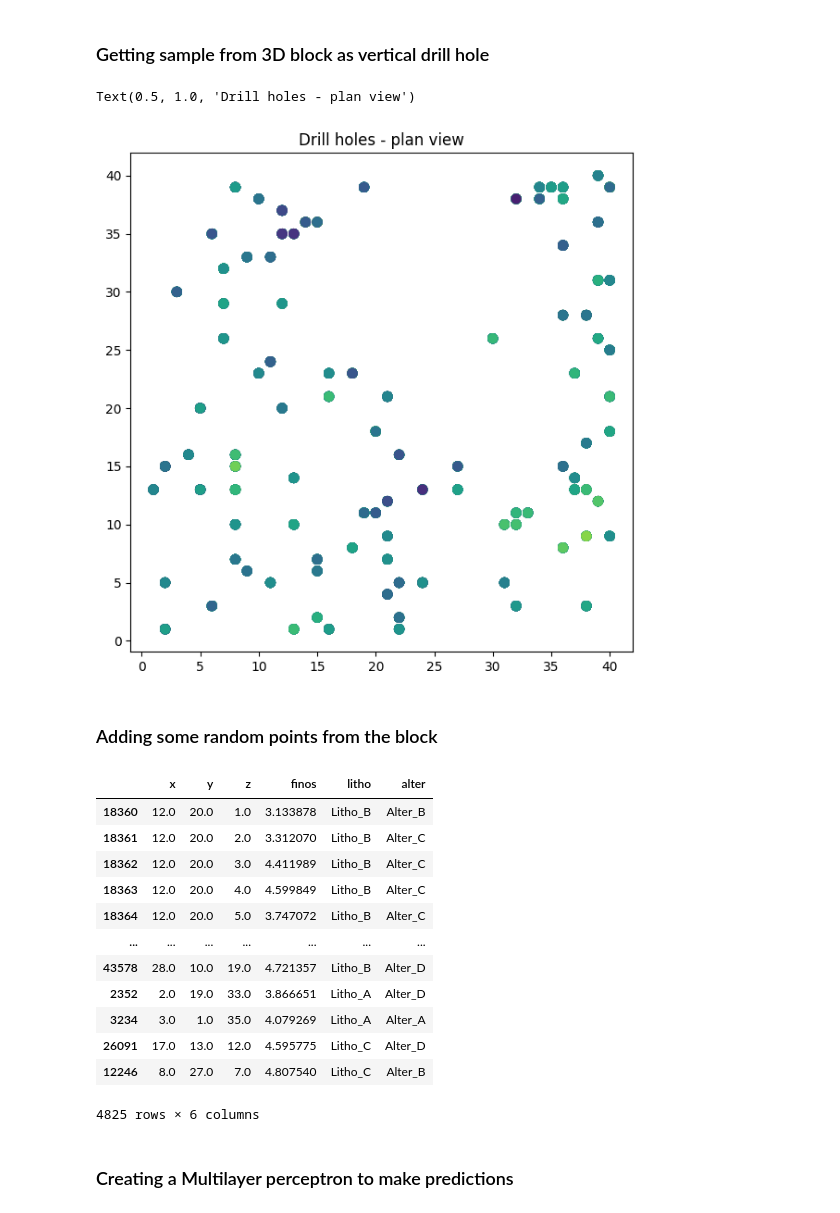
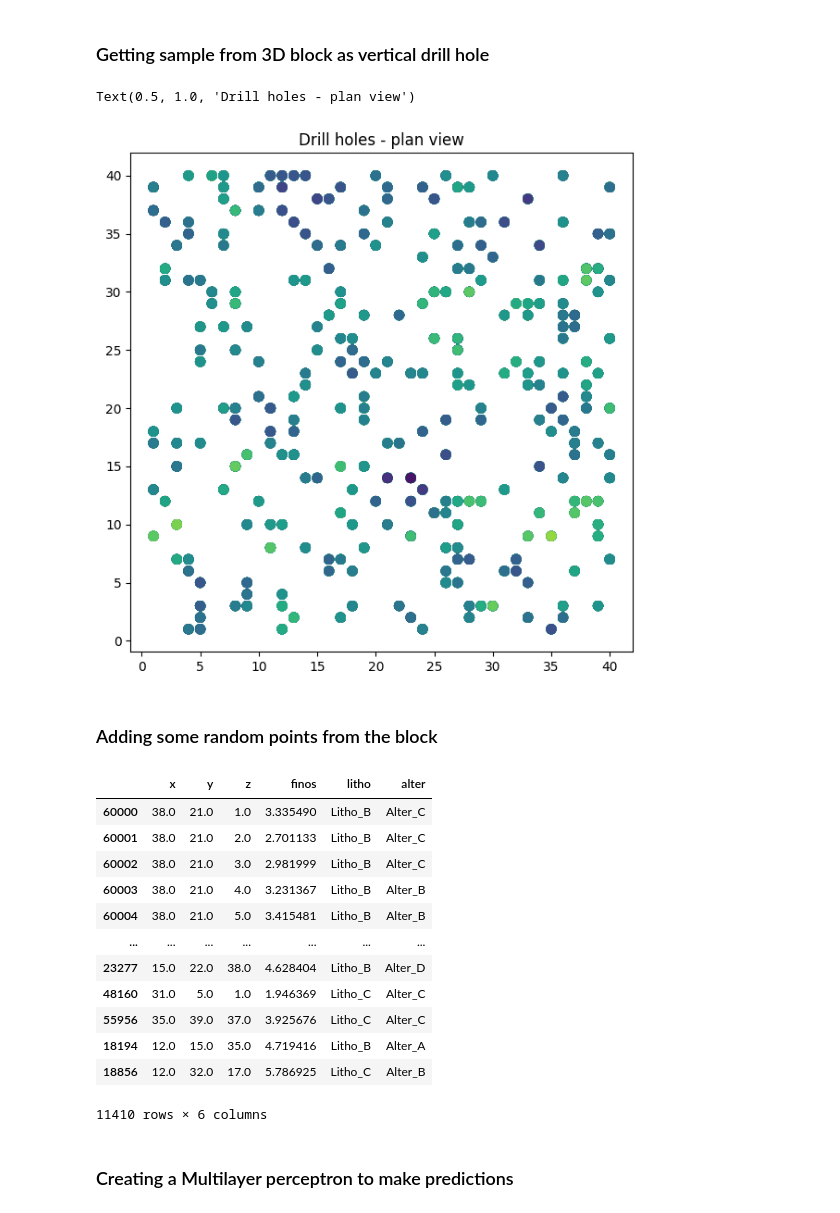
Before and after one commit to Yairama/Geospatial-Interpolation, a Jupyter notebook: 02 multilayer_perceptron.ipynb, the cells around one changed output. Saved outputs shown, nothing was run; the diff lists cells and outputs as text; code cells hidden in the pictures.

```diff
--- a/02 multilayer_perceptron.ipynb
+++ b/02 multilayer_perceptron.ipynb
@@ -15,47 +16,47 @@ from sklearn.model_selection import train_test_split
 # %%
 df_simulation = pd.read_csv('data/simulation_data.csv')
 
 grid_size = max(df_simulation['x'].max(),df_simulation['y'].max(),df_simulation['y'].max())
 
-numer_of_drillholes = 100
+numer_of_drillholes = 300
 
 df_simulation[['x','y','z']] = df_simulation[['x','y','z']].astype(float)
 x_y_grid = np.array(np.meshgrid(np.arange(1,grid_size+1,1), np.arange(1,grid_size+1,1))).T.reshape(-1,2)
 df_simulation_sample = pd.DataFrame(columns=['x','y','z','finos'])
 for item in np.random.default_rng().choice(x_y_grid,numer_of_drillholes):
     df_temp = df_simulation[(df_simulation['x']==item[0]) & (df_simulation['y']==item[1])]
     df_simulation_sample = pd.concat([df_temp, df_simulation_sample])
 
 
 
 fig = plt.gcf()
 fig.set_size_inches(7,7)
 plt.scatter(df_simulation_sample['x'],df_simulation_sample['y'],
 c=df_simulation_sample['finos'], marker='o', s=50)
 plt.title('Drill holes - plan view')
 # %% [output]
 Text(0.5, 1.0, 'Drill holes - plan view')
-[figure, old version]
+[figure, new version]
 # %% [markdown]
 ### Adding some random points from the block
 # %%
-df_simulation_sample = pd.concat([df_simulation_sample, df_simulation.sample(1000)])
+df_simulation_sample = pd.concat([df_simulation_sample, df_simulation.sample(600)])
 df_simulation_sample.drop_duplicates(inplace=True)
 df_simulation_sample
 # %% [output]
 |  | x | y | z | finos | litho | alter |
-| 18360 | 12.0 | 20.0 | 1.0 | 3.133878 | Litho_B | Alter_B |
-| 18361 | 12.0 | 20.0 | 2.0 | 3.312070 | Litho_B | Alter_C |
-| 18362 | 12.0 | 20.0 | 3.0 | 4.411989 | Litho_B | Alter_C |
-| 18363 | 12.0 | 20.0 | 4.0 | 4.599849 | Litho_B | Alter_C |
-| 18364 | 12.0 | 20.0 | 5.0 | 3.747072 | Litho_B | Alter_C |
+| 60000 | 38.0 | 21.0 | 1.0 | 3.335490 | Litho_B | Alter_C |
+| 60001 | 38.0 | 21.0 | 2.0 | 2.701133 | Litho_B | Alter_C |
+| 60002 | 38.0 | 21.0 | 3.0 | 2.981999 | Litho_B | Alter_C |
+| 60003 | 38.0 | 21.0 | 4.0 | 3.231367 | Litho_B | Alter_B |
+| 60004 | 38.0 | 21.0 | 5.0 | 3.415481 | Litho_B | Alter_B |
 | ... | ... | ... | ... | ... | ... | ... |
-| 43578 | 28.0 | 10.0 | 19.0 | 4.721357 | Litho_B | Alter_D |
-| 2352 | 2.0 | 19.0 | 33.0 | 3.866651 | Litho_A | Alter_D |
-| 3234 | 3.0 | 1.0 | 35.0 | 4.079269 | Litho_A | Alter_A |
-| 26091 | 17.0 | 13.0 | 12.0 | 4.595775 | Litho_C | Alter_D |
-| 12246 | 8.0 | 27.0 | 7.0 | 4.807540 | Litho_C | Alter_B |
+| 23277 | 15.0 | 22.0 | 38.0 | 4.628404 | Litho_B | Alter_D |
+| 48160 | 31.0 | 5.0 | 1.0 | 1.946369 | Litho_C | Alter_C |
+| 55956 | 35.0 | 39.0 | 37.0 | 3.925676 | Litho_C | Alter_C |
+| 18194 | 12.0 | 15.0 | 35.0 | 4.719416 | Litho_B | Alter_A |
+| 18856 | 12.0 | 32.0 | 17.0 | 5.786925 | Litho_C | Alter_B |
-4825 rows × 6 columns
+11410 rows × 6 columns
 # %% [markdown]
 ### Creating a Multilayer perceptron to make predictions
 # %% [markdown]
```
Also changed, not shown: parts of 11 cells of this notebook, 13 other files.
